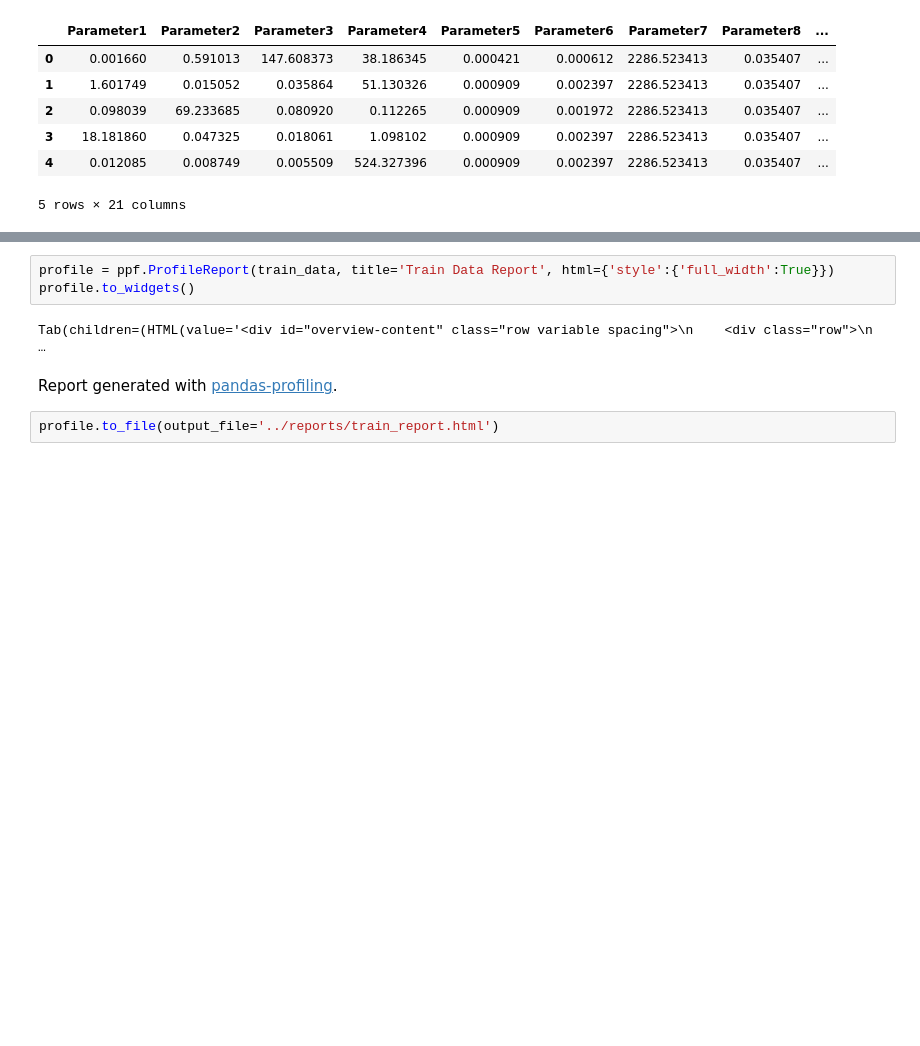
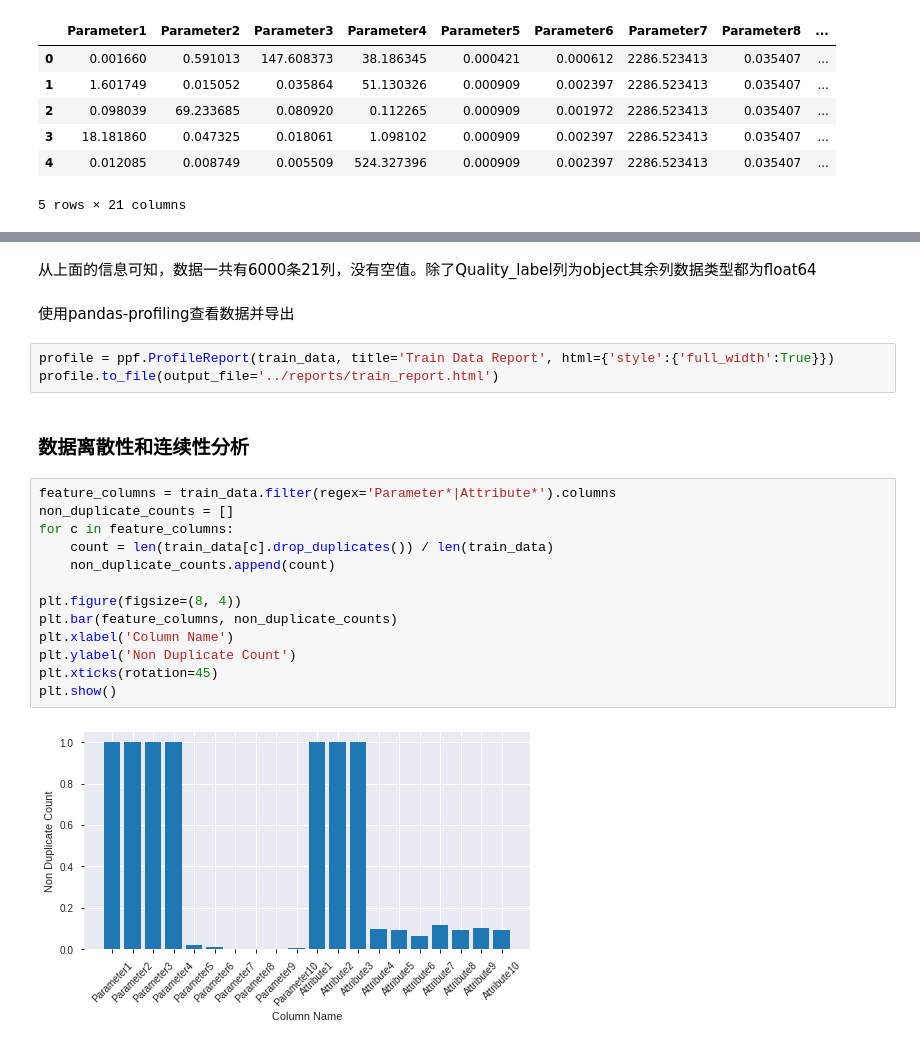
Before and after one commit to RegiusQuant/deepshare-project, a Jupyter notebook: project1/notebooks/Exploratory Data Analysis.ipynb, the cells around one changed output, grey strips where cells are left out. Cells and saved outputs as stored; diff of their text form; blank space fills up the shorter version.

```diff
--- a/project1/notebooks/Exploratory Data Analysis.ipynb
+++ b/project1/notebooks/Exploratory Data Analysis.ipynb
@@ -21,8 +50,24 @@ train_data.head()
+# %% [markdown]
+从上面的信息可知，数据一共有6000条21列，没有空值。除了Quality_label列为object其余列数据类型都为float64
+# %% [markdown]
+使用pandas-profiling查看数据并导出
 # %%
 profile = ppf.ProfileReport(train_data, title='Train Data Report', html={'style':{'full_width':True}})
-profile.to_widgets()
+profile.to_file(output_file='../reports/train_report.html')
-# %% [output]
-Tab(children=(HTML(value='<div id="overview-content" class="row variable spacing">\n    <div class="row">\n   …
-Report generated with pandas-profiling.
-# %%
-profile.to_file(output_file='../reports/train_report.html')
+# %% [markdown]
+### 数据离散性和连续性分析
+# %%
+feature_columns = train_data.filter(regex='Parameter*|Attribute*').columns
+non_duplicate_counts = []
+for c in feature_columns:
+    count = len(train_data[c].drop_duplicates()) / len(train_data)
+    non_duplicate_counts.append(count)
+
+plt.figure(figsize=(8, 4))
+plt.bar(feature_columns, non_duplicate_counts)
+plt.xlabel('Column Name')
+plt.ylabel('Non Duplicate Count')
+plt.xticks(rotation=45)
+plt.show()
+# %% [output]
+[figure, added]
```
Also changed, not shown: parts of 24 cells of this notebook, 2 other files.
